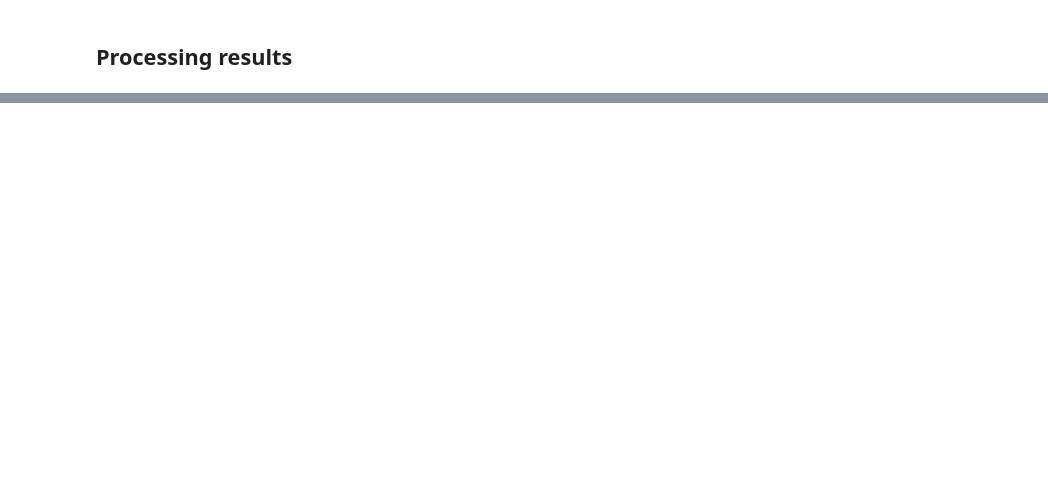
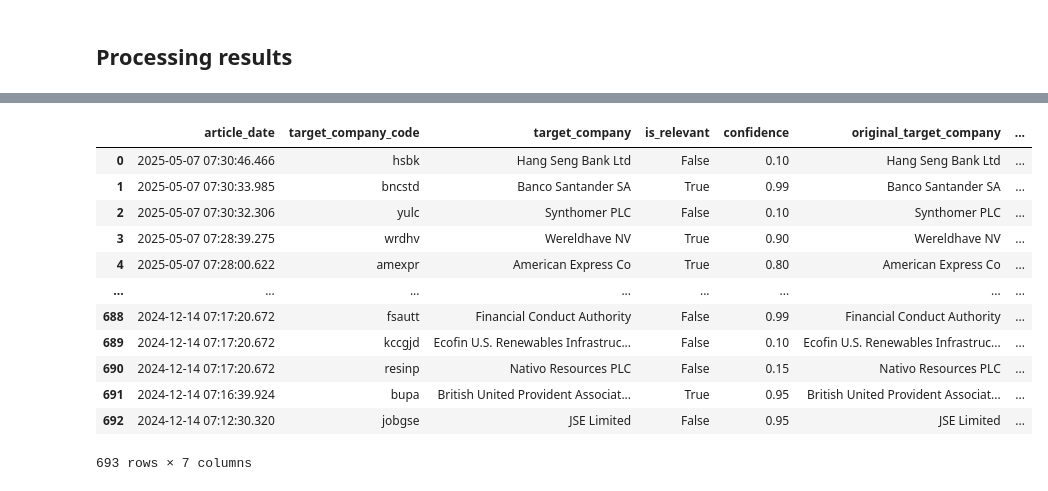
Before and after one commit to sssylvestr/carvaouts-poc, a Jupyter notebook: src/notebooks/joining_outputs.ipynb, the cells around one changed output, grey strips where cells are left out. Drawn from its saved outputs; the diff is of its cells as text; code cells hidden in the pictures; blank space fills up the shorter version.

```diff
--- a/src/notebooks/joining_outputs.ipynb
+++ b/src/notebooks/joining_outputs.ipynb
@@ -140,0 +125,10 @@ filtered_targets_df
+# %%
+filtered_targets_df = filtered_results[['modification_date','target_company_code','target_company']].rename(columns={'modification_date':'article_date'}).sort_values(by='article_date', ascending=False).drop_duplicates(subset=['target_company_code'], keep='first')#.reset_index(drop=True)
+
+# Manual fix for some empty target companies - work on that in next iter
+filtered_targets_df.loc[20398,'target_company'] = 'Swedbank AB'
+filtered_targets_df.loc[20398,'target_company_code'] = 'spargp'
+
+filtered_targets_df.dropna(subset=['target_company'], inplace=True)
+filtered_targets_df.reset_index(drop=True, inplace=True)
+filtered_targets_df
@@ -140,0 +330,9 @@ filtered_targets_df
+# %%
+df_results = process_and_save(
+    chunked_list[:],
+    so_chain,
+    partial_every=10,
+    partial_dir=f"../../extractions/{job_id}/partial_outputs_filtering",
+    final_path=f"../../extractions/{job_id}/final_filtering_results.csv",
+    max_retries=4,
+    initial_delay=5.0)
@@ -140,0 +394,17 @@ filtered_targets_df
+# %%
+final_targets_df = filtered_targets_df.merge(df_results.loc[:,df_results.columns!='target_company'], how='left', left_index=True, right_index=True).copy()
+final_targets_df
+# %% [output]
+|  | article_date | target_company_code | target_company | is_relevant | confidence | original_target_company | ... |
+| 0 | 2025-05-07 07:30:46.466 | hsbk | Hang Seng Bank Ltd | False | 0.10 | Hang Seng Bank Ltd | ... |
+| 1 | 2025-05-07 07:30:33.985 | bncstd | Banco Santander SA | True | 0.99 | Banco Santander SA | ... |
+| 2 | 2025-05-07 07:30:32.306 | yulc | Synthomer PLC | False | 0.10 | Synthomer PLC | ... |
+| 3 | 2025-05-07 07:28:39.275 | wrdhv | Wereldhave NV | True | 0.90 | Wereldhave NV | ... |
+| 4 | 2025-05-07 07:28:00.622 | amexpr | American Express Co | True | 0.80 | American Express Co | ... |
+| ... | ... | ... | ... | ... | ... | ... | ... |
+| 688 | 2024-12-14 07:17:20.672 | fsautt | Financial Conduct Authority | False | 0.99 | Financial Conduct Authority | ... |
+| 689 | 2024-12-14 07:17:20.672 | kccgjd | Ecofin U.S. Renewables Infrastruc... | False | 0.10 | Ecofin U.S. Renewables Infrastruc... | ... |
+| 690 | 2024-12-14 07:17:20.672 | resinp | Nativo Resources PLC | False | 0.15 | Nativo Resources PLC | ... |
+| 691 | 2024-12-14 07:16:39.924 | bupa | British United Provident Associat... | True | 0.95 | British United Provident Associat... | ... |
+| 692 | 2024-12-14 07:12:30.320 | jobgse | JSE Limited | False | 0.95 | JSE Limited | ... |
+693 rows × 7 columns
```
Also changed, not shown: parts of 17 cells of this notebook, 5 other files.
